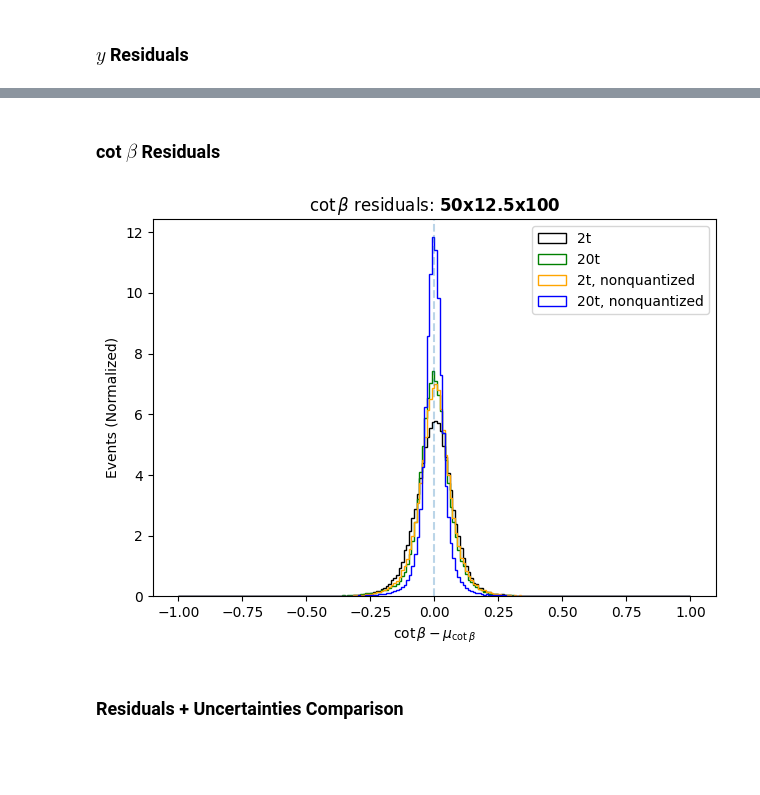
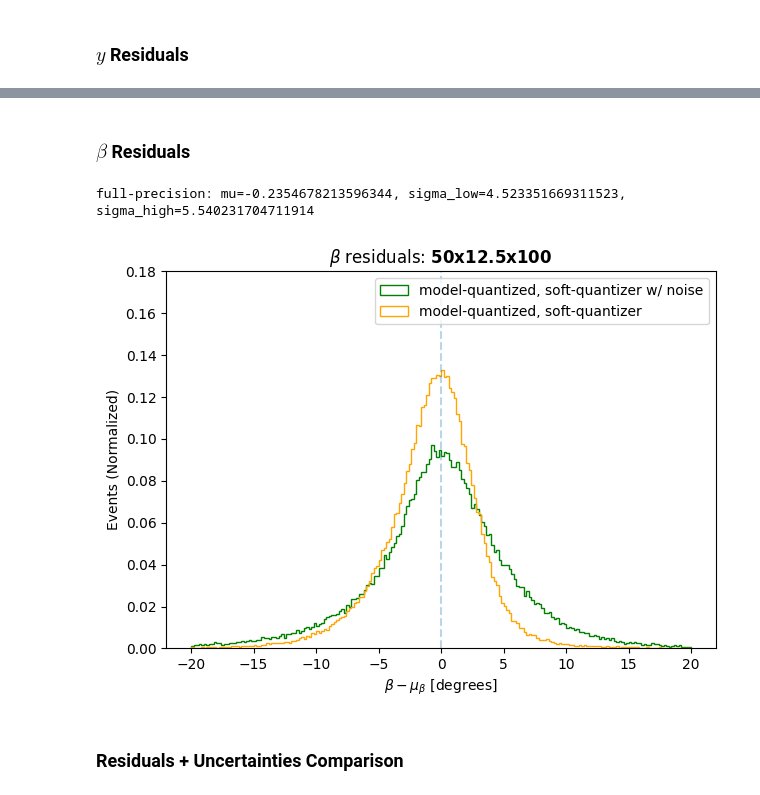
Before and after one commit to davidgjiang/smart-pixels-ml, a Jupyter notebook: performance_plots.ipynb, the cells around one changed output, grey strips where cells are left out. Saved outputs shown, nothing was run; the diff lists cells and outputs as text; code cells hidden in the pictures; blank space fills up the shorter version.

```diff
--- a/performance_plots.ipynb
+++ b/performance_plots.ipynb
@@ -7,5 +10,5 @@ from scipy.optimize import curve_fit
 # %%
-df_1 = pd.read_parquet('/home/dajiang/smart-pixels-ml/processed_parquets/dataset_3src_16x16/test-dataset_3src_16x16/50x12P5_bs5000_34c2da80_2t_train-dataset_3src_16x16_test-dataset_3src_16x16_vars.parquet')
-df_2 = pd.read_parquet('/home/dajiang/smart-pixels-ml/processed_parquets/dataset_3src_16x16/test-dataset_3src_16x16/50x12P5_bs5000_34c2da80_20t_train-dataset_3src_16x16_test-dataset_3src_16x16_vars.parquet')
-df_3 = pd.read_parquet('/home/dajiang/smart-pixels-ml/processed_parquets/dataset_3src_16x16/test-dataset_3src_16x16/50x12P5_bs5000_34c2da80_2t_train-dataset_3src_16x16_test-dataset_3src_16x16_nonquantized_vars.parquet')
-df_4 = pd.read_parquet('/home/dajiang/smart-pixels-ml/processed_parquets/dataset_3src_16x16/test-dataset_3src_16x16/50x12P5_bs5000_34c2da80_20t_train-dataset_3src_16x16_test-dataset_3src_16x16_nonquantized_vars.parquet')
+df_1 = pd.read_parquet(f'/home/dajiang/smart-pixels-ml/processed_parquets/dataset_3src_16x16/test-dataset_3src_16x16/{ts}t-{model}-vars.parquet')
+model2 = 'conv2d_MAX-model_quantized-soft_quantizer'
+df_2 = pd.read_parquet(f'/home/dajiang/smart-pixels-ml/processed_parquets/dataset_3src_16x16/test-dataset_3src_16x16/{ts}t-{model2}-vars.parquet')
+#df_3 = pd.read_parquet(f'/home/dajiang/smart-pixels-ml/processed_parquets/dataset_3src_16x16/test-dataset_3src_16x16/{ts}t-{model}-vars.parquet')
@@ -36,3 +46,14 @@ df_4 = pd.read_parquet('/home/dajiang/smart-pixels-ml/processed_parquets/dataset
+# %%
+def inverse_cot(cota):
+    a = np.arctan(1.0/cota)
+    a[np.where(a<0)] = a[np.where(a<0)] + np.pi
+    return a
+
+def residuals_to_degrees(thisdf, truth, pred, scaling=1):
+    truth_deg = inverse_cot(thisdf[truth].values * scaling)*180/np.pi
+    pred_deg = inverse_cot(thisdf[pred].values * scaling)*180/np.pi
+    new_df = truth_deg - pred_deg
+    return new_df
 # %% [markdown]
 ### $x$ Residuals
 # %%
@@ -101,24 +145,35 @@ fig.show()
 # %% [markdown]
-### cot $\beta$ Residuals
+### $\beta$ Residuals
 # %%
 fig, ax = plt.subplots()
-bins = np.linspace(-1,1,201)
+bins = np.linspace(-20,20,201)
 
-ax.hist((df_1['residualsB'])*1.8903121495447106, bins=bins, histtype='step', color='black', label='2t', density=True)
-ax.hist((df_2['residualsB'])*1.8903121495447106, bins=bins, histtype='step', color='green', label='20t', density=True)
-ax.hist((df_3['residualsB'])*1.8903121495447106, bins=bins, histtype='step', color='orange', label='2t, nonquantized', density=True)
-ax.hist((df_4['residualsB'])*1.8903121495447106, bins=bins, histtype='step', color='blue', label='20t, nonquantized', density=True)
+residualsB_1 = residuals_to_degrees(df_1, 'cotBtrue', 'cotB', scaling=1.9105944285582266)
+residualsB_2 = residuals_to_degrees(df_2, 'cotBtrue', 'cotB', scaling=1.9105944285582266)
+#residualsB_3 = residuals_to_degrees(df_3, 'cotBtrue', 'cotB', scaling=1.9105944285582266)
+
+ax.hist(residualsB_1, bins=bins, histtype='step', color='green', label='model-quantized, soft-quantizer w/ noise', density=True)
+ax.hist(residualsB_2, bins=bins, histtype='step', color='orange', label='model-quantized, soft-quantizer', density=True)
+#ax.hist(residualsB_3, bins=bins, histtype='step', color='red', label='model-quantized,\n 4-bit input', density=True)
+interval_1 = shortest_interval_68(residualsB_1, center_type='mean')
+#interval_2 = shortest_interval_68(residualsB_2, center_type='mean')
+#interval_3 = shortest_interval_68(residualsB_3, center_type='mean')
+print(f"full-precision: mu={interval_1['center']}, sigma_low={interval_1['error_low']}, sigma_high={interval_1['error_high']}")
+#print(f"model-quantized: mu={interval_2['center']}, sigma_low  ={interval_2['error_low']}, sigma_high={interval_2['error_high']}")
+#print(f"model-quantized, 4-bit input: mu={interval_3['center']}, sigma_low={interval_3['error_low']}, sigma_high={interval_3['error_high']}")
+print()
 ax.axvline(alpha=0.3,ls='dashed')
-
+ax.set_ylim(0,0.18)
 ax.legend()
-ax.set_title(r'$\cot \beta$ residuals: $\mathbf{50x12.5x100}$')
-ax.set_xlabel(r'$\cot \beta - \mu_{\cot \beta}$')
+ax.set_title(r'$\beta$ residuals: $\mathbf{50x12.5x100}$')
+ax.set_xlabel(r'$\beta - \mu_{\beta}$ [degrees]')
 ax.set_ylabel('Events (Normalized)')
 fig.tight_layout()
-fig.savefig('plots/dataset_3src_16x16_plots/performance/cotBresiduals_vs_nonquantized.png', dpi=300)
+fig.savefig(f'plots/dataset_3src_16x16_plots/performance/beta_residuals-{ts}t-{model}.png', dpi=300)
 fig.show()
 # %% [output]
+full-precision: mu=-0.2354678213596344, sigma_low=4.523351669311523, sigma_high=5.540231704711914
-[figure, old version]
+[figure, new version]
 # %% [markdown]
 ### Residuals + Uncertainties Comparison
 # %%
```
Also changed, not shown: parts of 13 cells of this notebook, 9 other files.
